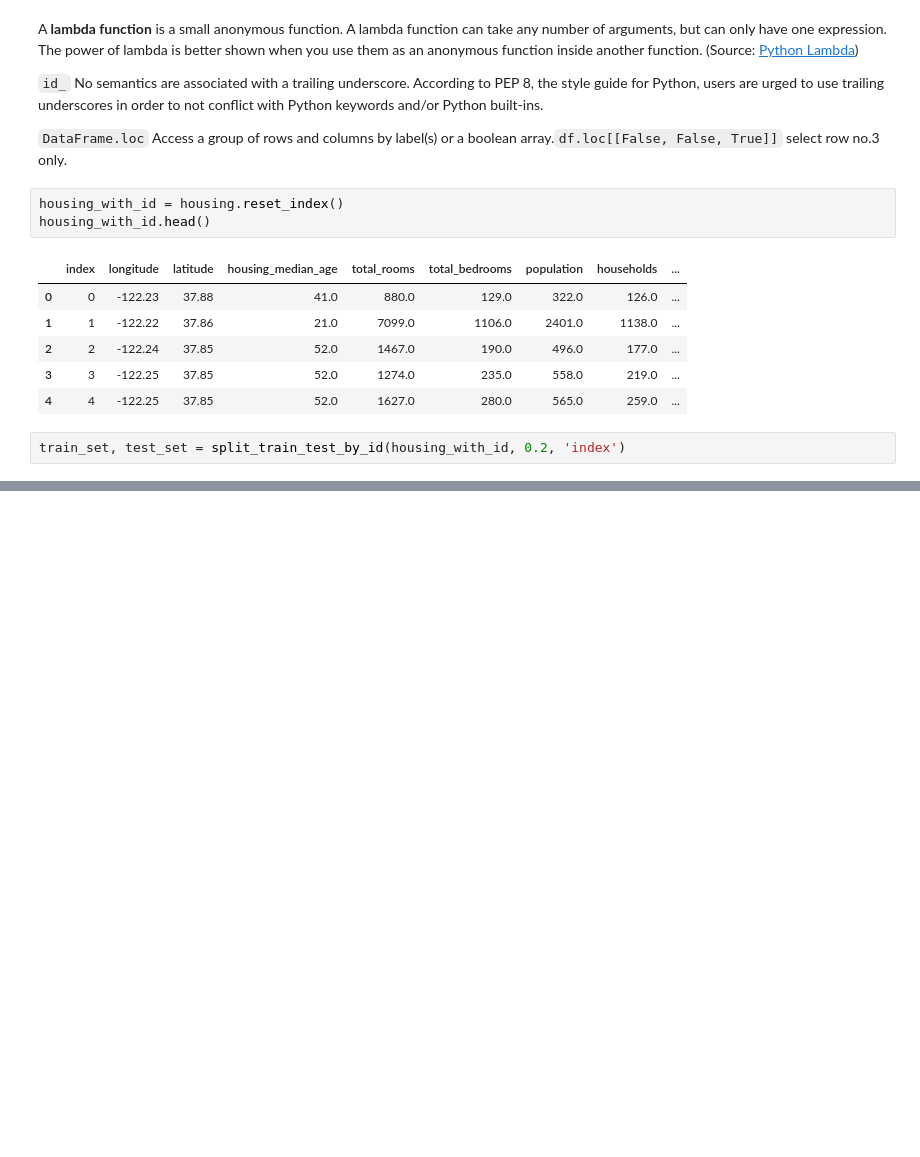
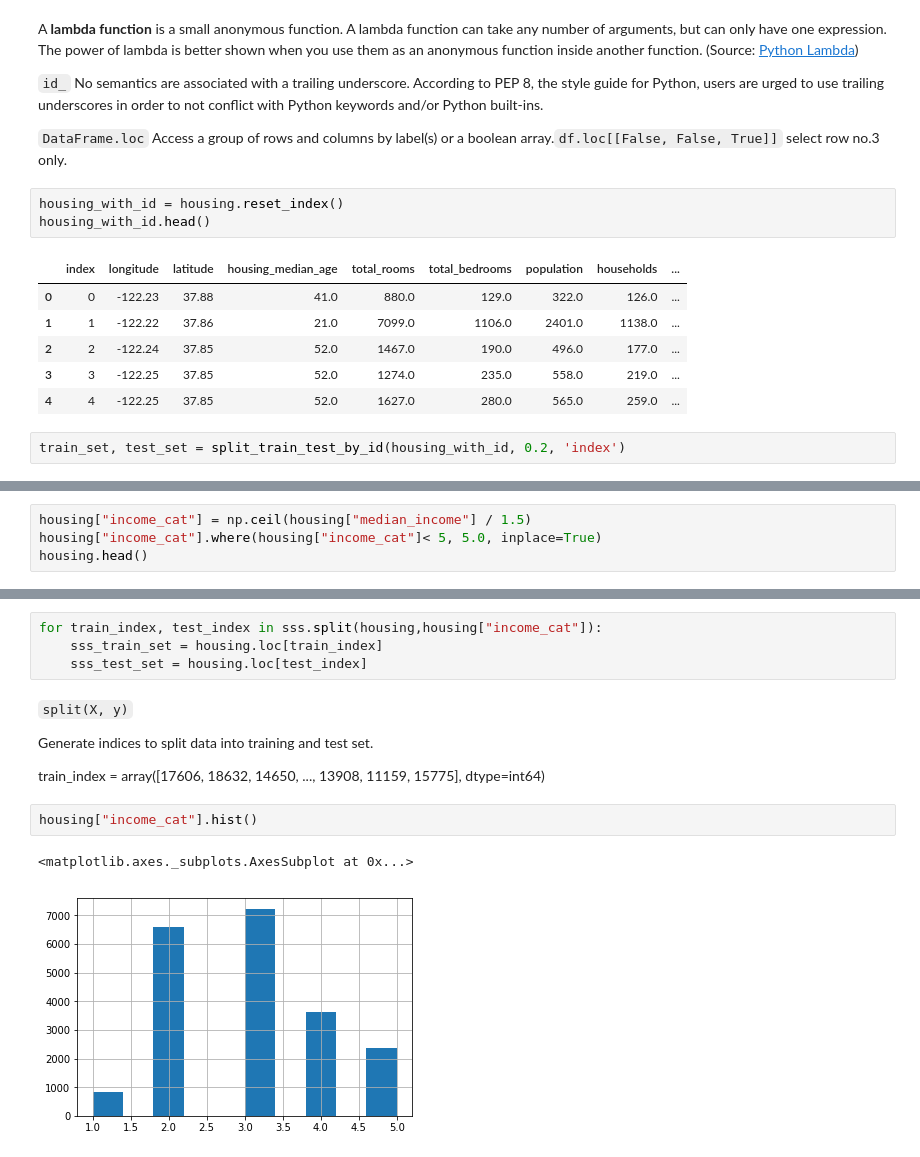
Before and after one commit to Magicbeanbuyer/Hands-On-Machine-Learning, a Jupyter notebook: Chapter 2 – End-to-end Machine Learning project.ipynb, the cells around one changed output, grey strips where cells are left out. Drawn from its saved outputs; the diff is of its cells as text; blank space fills up the shorter version.

```diff
--- a/Chapter 2 – End-to-end Machine Learning project.ipynb
+++ b/Chapter 2 – End-to-end Machine Learning project.ipynb
@@ -171,0 +203,4 @@ It is important to have a sufficient number of instances in your dataset for eac
+# %%
+housing["income_cat"] = np.ceil(housing["median_income"] / 1.5)
+housing["income_cat"].where(housing["income_cat"]< 5, 5.0, inplace=True)
+housing.head()
@@ -171,0 +268,15 @@ It is important to have a sufficient number of instances in your dataset for eac
+# %%
+for train_index, test_index in sss.split(housing,housing["income_cat"]):
+    sss_train_set = housing.loc[train_index]
+    sss_test_set = housing.loc[test_index]
+# %% [markdown]
+`split(X, y)`
+
+Generate indices to split data into training and test set.
+
+train_index = array([17606, 18632, 14650, ..., 13908, 11159, 15775], dtype=int64)
+# %%
+housing["income_cat"].hist()
+# %% [output]
+<matplotlib.axes._subplots.AxesSubplot at 0x...>
+[figure, added]
```
Also changed, not shown: parts of 22 cells of this notebook.
